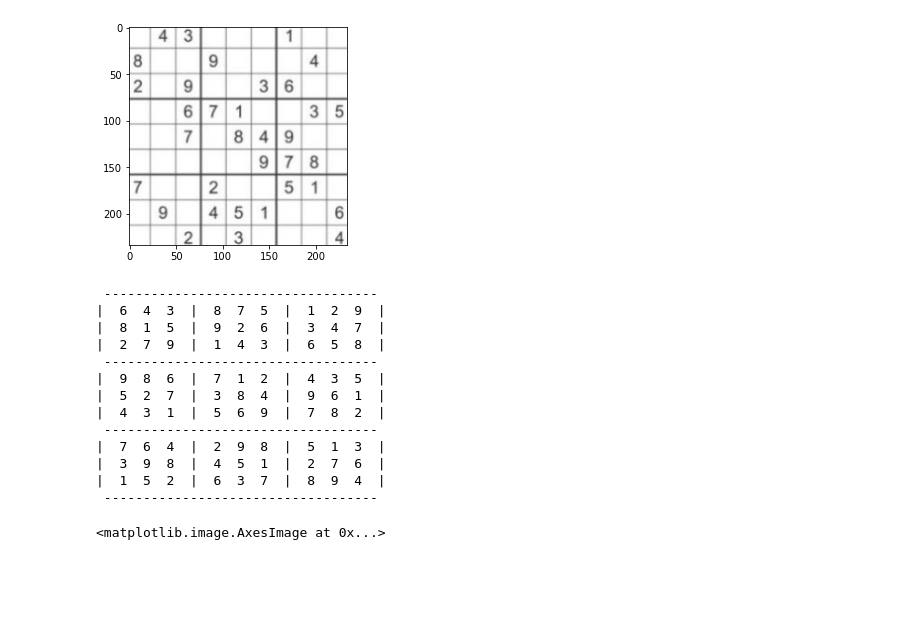
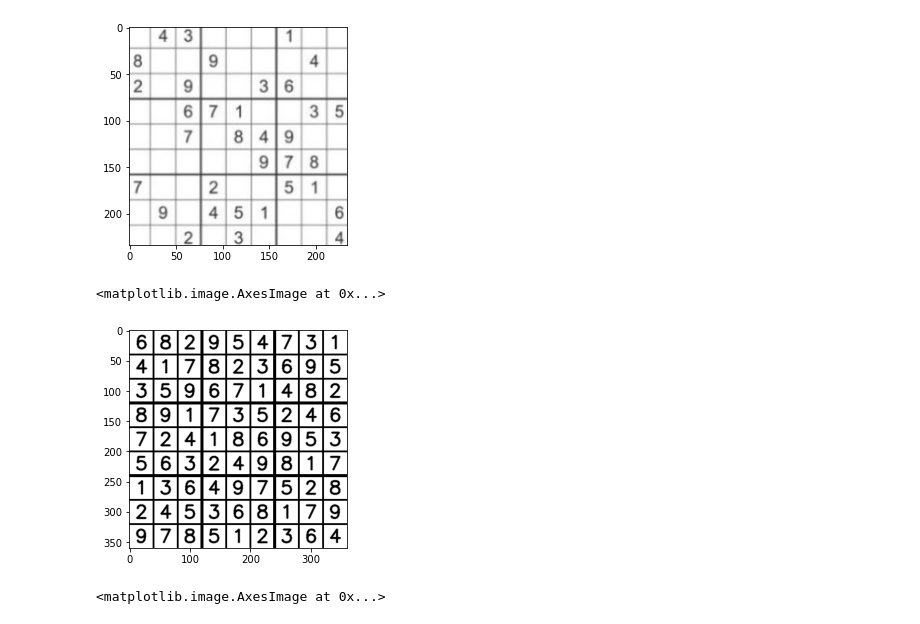
Before and after one commit to sarthag/Sudoku-Solver, a Jupyter notebook: Test Solver.ipynb, the cells around one changed output. Cells and saved outputs as stored; diff of their text form; code cells hidden in the pictures; blank space fills up the shorter version.

```diff
--- a/Test Solver.ipynb
+++ b/Test Solver.ipynb
@@ -39,21 +28,10 @@ plt.imshow(extract_sudoku(img2))
 [figure]
 # %%
 solved = solve_sudoku(img2)
-print_grid(solved)
+plt.imshow(place_digits(solved))
 # %% [output]
- -----------------------------------
-|  6  4  3  |  8  7  5  |  1  2  9  |
-|  8  1  5  |  9  2  6  |  3  4  7  |
-|  2  7  9  |  1  4  3  |  6  5  8  |
- -----------------------------------
-|  9  8  6  |  7  1  2  |  4  3  5  |
-|  5  2  7  |  3  8  4  |  9  6  1  |
-|  4  3  1  |  5  6  9  |  7  8  2  |
- -----------------------------------
-|  7  6  4  |  2  9  8  |  5  1  3  |
-|  3  9  8  |  4  5  1  |  2  7  6  |
-|  1  5  2  |  6  3  7  |  8  9  4  |
- -----------------------------------
+<matplotlib.image.AxesImage at 0x...>
+[figure, added]
 # %%
 plt.imshow(extract_sudoku(img3))
 # %% [output]
```
Also changed, not shown: parts of 4 cells of this notebook, 1 other file.
